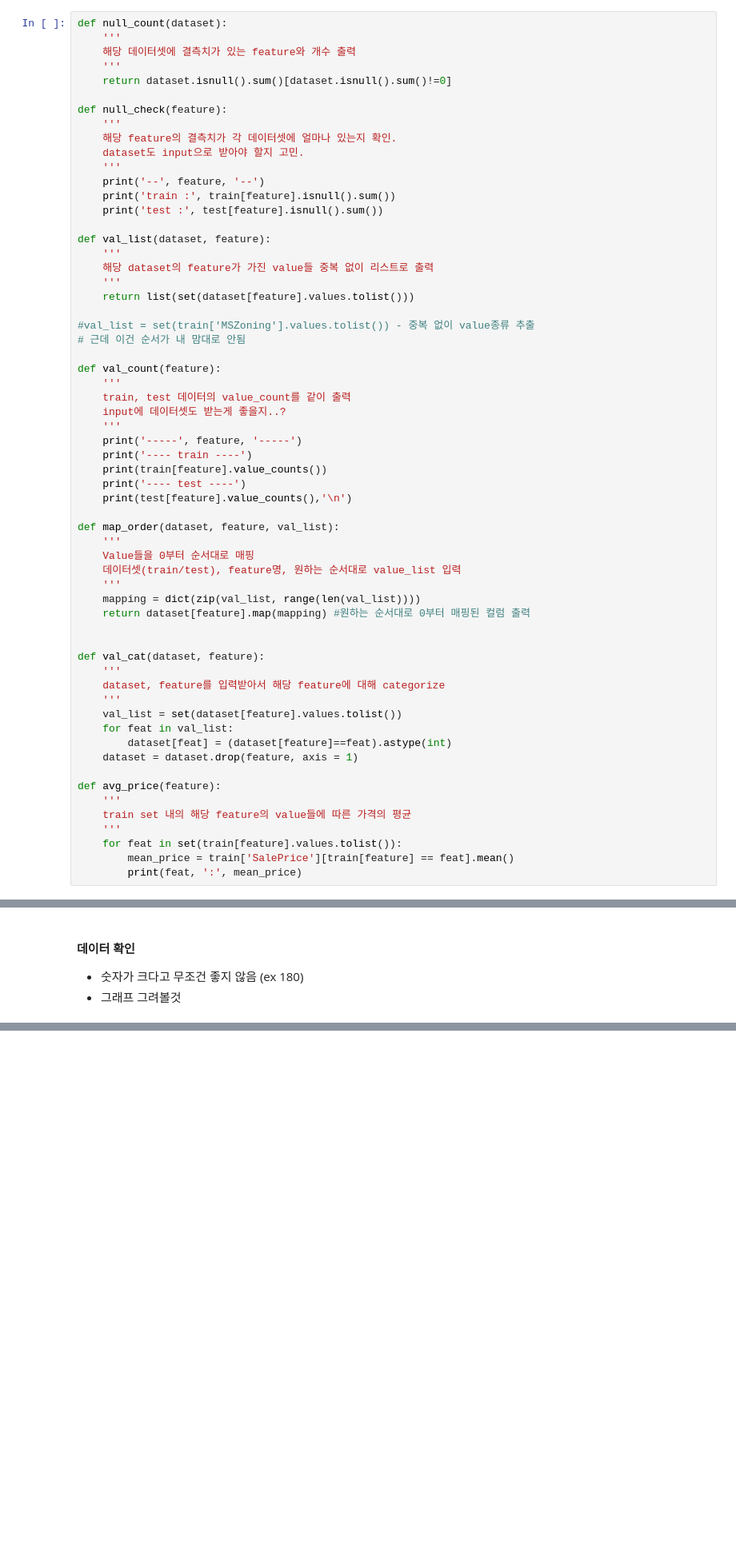
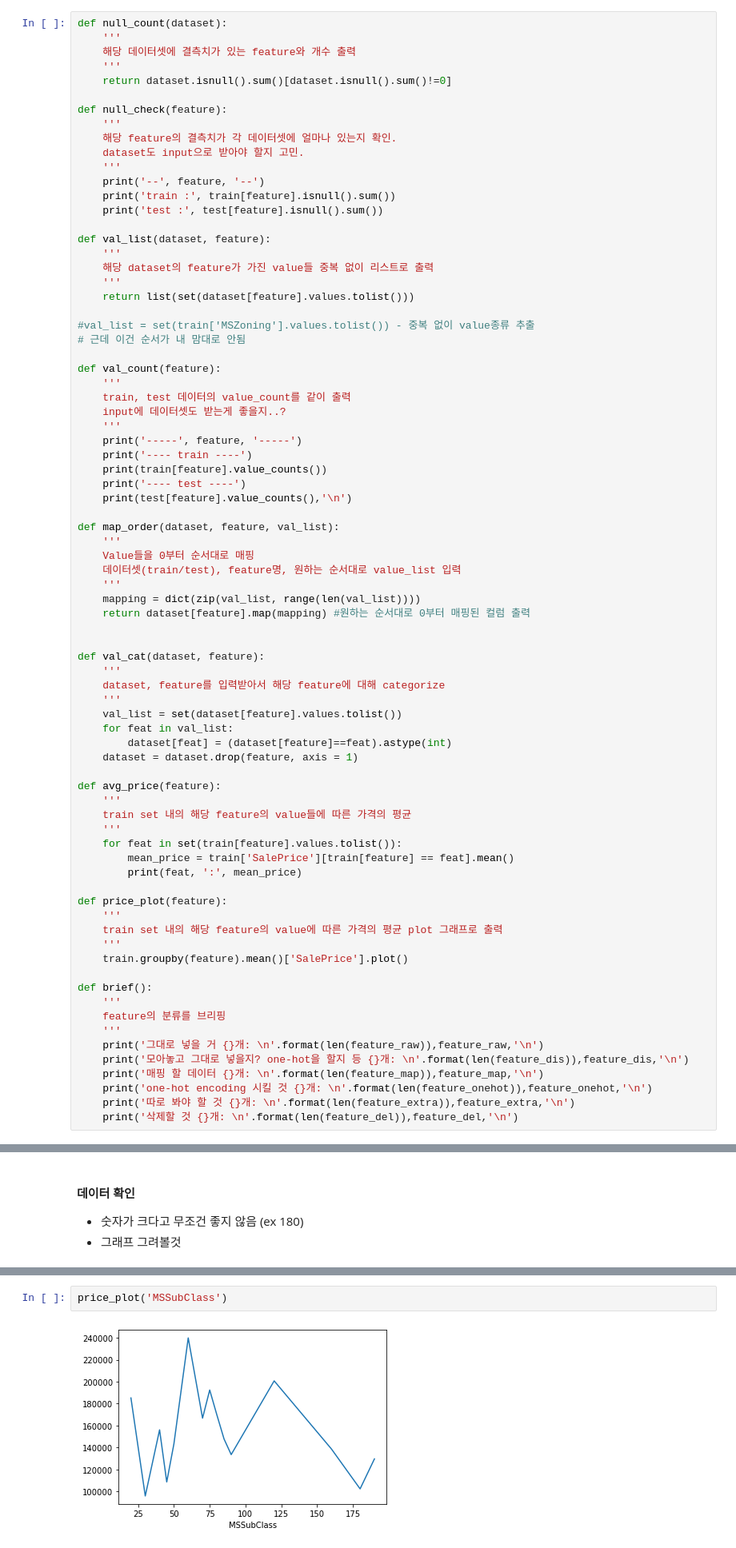
Before and after one commit to dongyoung0/Kaggle, a Jupyter notebook: house_price/seosztt/house_price.ipynb, the cells around one changed output, grey strips where cells are left out. Shown at 80% size. Drawn from its saved outputs; the diff is of its cells as text; blank space fills up the shorter version.

```diff
--- a/house_price/house_price.ipynb
+++ b/house_price/seosztt/house_price.ipynb
@@ -143,6 +142,23 @@ def avg_price(feature):
     for feat in set(train[feature].values.tolist()):
         mean_price = train['SalePrice'][train[feature] == feat].mean()
         print(feat, ':', mean_price)
+
+def price_plot(feature):
+    '''
+    train set 내의 해당 feature의 value에 따른 가격의 평균 plot 그래프로 출력
+    '''
+    train.groupby(feature).mean()['SalePrice'].plot()
+
+def brief():
+    '''
+    feature의 분류를 브리핑
+    '''
+    print('그대로 넣을 거 {}개: \n'.format(len(feature_raw)),feature_raw,'\n')
+    print('모아놓고 그대로 넣을지? one-hot을 할지 등 {}개: \n'.format(len(feature_dis)),feature_dis,'\n')
+    print('매핑 할 데이터 {}개: \n'.format(len(feature_map)),feature_map,'\n')
+    print('one-hot encoding 시킬 것 {}개: \n'.format(len(feature_onehot)),feature_onehot,'\n')
+    print('따로 봐야 할 것 {}개: \n'.format(len(feature_extra)),feature_extra,'\n')
+    print('삭제할 것 {}개: \n'.format(len(feature_del)),feature_del,'\n')
 # %% [markdown]
 ### feature 분류
 # %% [markdown]
@@ -213,3 +290,7 @@ feature_del.append('Id')
+# %%
+price_plot('MSSubClass')
+# %% [output]
+[figure, added]
 # %% [markdown]
 #### 결측치 확인
 - 결측치 없음
```
Also changed, not shown: parts of 18 cells of this notebook, 8 other files.
